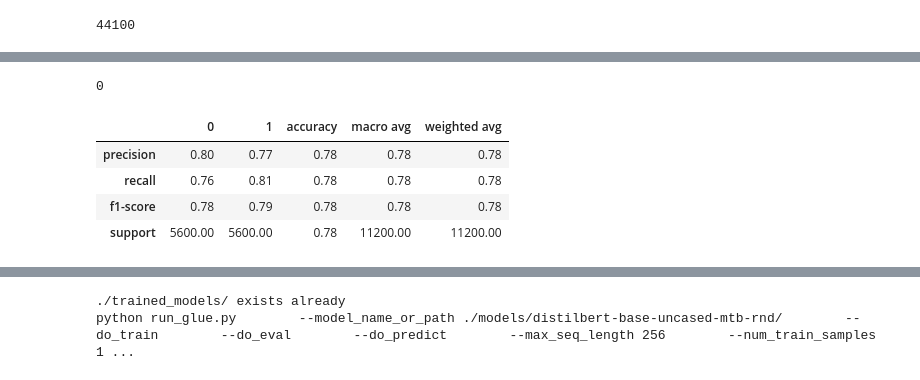
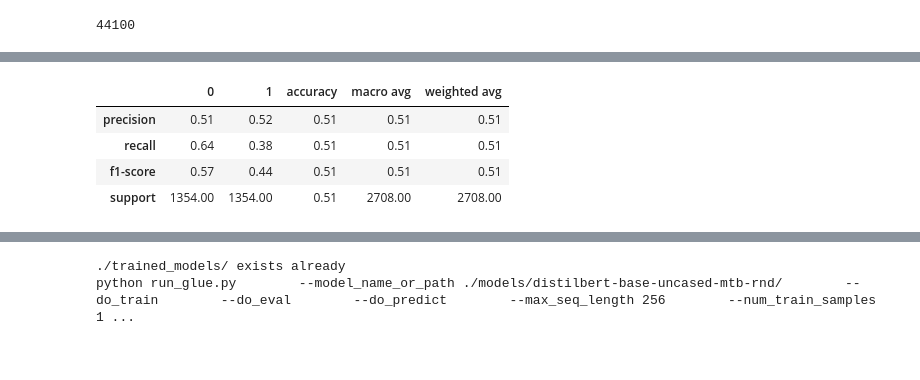
Before and after one commit to md-experiments/re-match-the-blanks, a Jupyter notebook: notebooks/Generating Data.ipynb, the cells around one changed output, grey strips where cells are left out. Drawn from its saved outputs; the diff is of its cells as text; code cells hidden in the pictures.

```diff
--- a/notebooks/Generating Data.ipynb
+++ b/notebooks/Generating Data.ipynb
@@ -28,4 +36,15 @@ len(all_sents_ex_current)
 44100
 # %%
 %%time
+
+
+def get_results_hf_preds_semeval(method = 'bracket', model_class = 'distilbert-base-uncased',
+     train_dataset = 'few_rel'):
+    model_path = f'./trained_models/distilbert-base-uncased-mtb-rnd_fel_rel_bracket_pred'
+    df_pred = pd.read_csv(f'{model_path}/test_results_None.txt',sep='\t',index_col=0)
+    df_test = pd.read_csv(f'./data/train_samples/sem_eval_test_forpred_bracket.csv')
+    cls_rpt = classification_report(df_test.label.values,df_pred.prediction.values, output_dict=True)
+    return pd.DataFrame(cls_rpt).round(2)
+
+get_results_hf_preds_semeval(method = 'bracket', train_dataset = 'fel_rel')
 # %% [output]
@@ -34,16 +53,5 @@ Wall time: 10.8 s
-0
+|  | 0 | 1 | accuracy | macro avg | weighted avg |
+| precision | 0.51 | 0.52 | 0.51 | 0.51 | 0.51 |
+| recall | 0.64 | 0.38 | 0.51 | 0.51 | 0.51 |
+| f1-score | 0.57 | 0.44 | 0.51 | 0.51 | 0.51 |
+| support | 1354.00 | 1354.00 | 0.51 | 2708.00 | 2708.00 |
-# %%
-method = 'bracket'
-method = 'ignore'
-
-model_path = f'./trained_models/distilbert-base-uncased-mtb-rnd_fel_rel_{method}/'
-df_pred = pd.read_csv(f'{model_path}/test_results_None.txt',sep='\t',index_col=0)
-df_test = pd.read_csv(f'./data/train_samples/few_rel_val_{method}_test.csv')
-
-pd.DataFrame(classification_report(df_test.label.values,df_pred.prediction.values, output_dict=True)).round(2)
-# %% [output]
-|  | 0 | 1 | accuracy | macro avg | weighted avg |
-| precision | 0.80 | 0.77 | 0.78 | 0.78 | 0.78 |
-| recall | 0.76 | 0.81 | 0.78 | 0.78 | 0.78 |
-| f1-score | 0.78 | 0.79 | 0.78 | 0.78 | 0.78 |
-| support | 5600.00 | 5600.00 | 0.78 | 11200.00 | 11200.00 |
```
Also changed, not shown: parts of 44 cells of this notebook, 3 other files.
